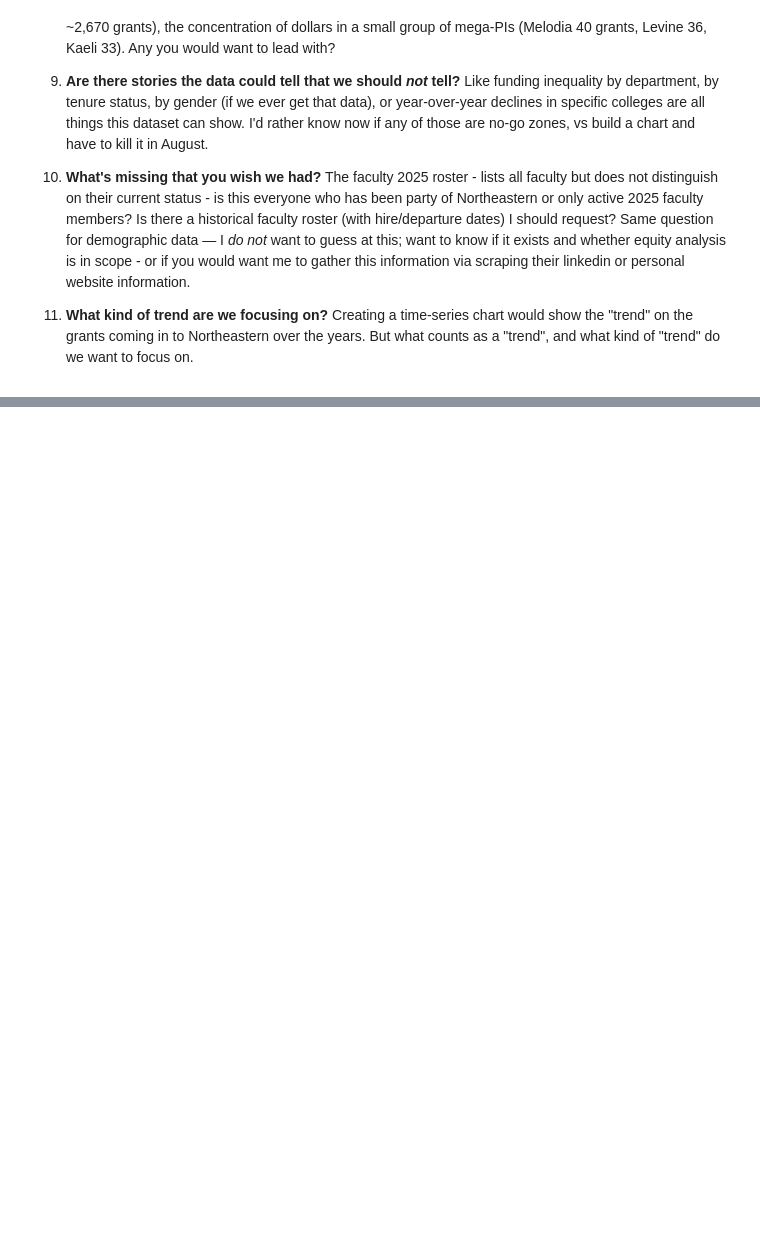
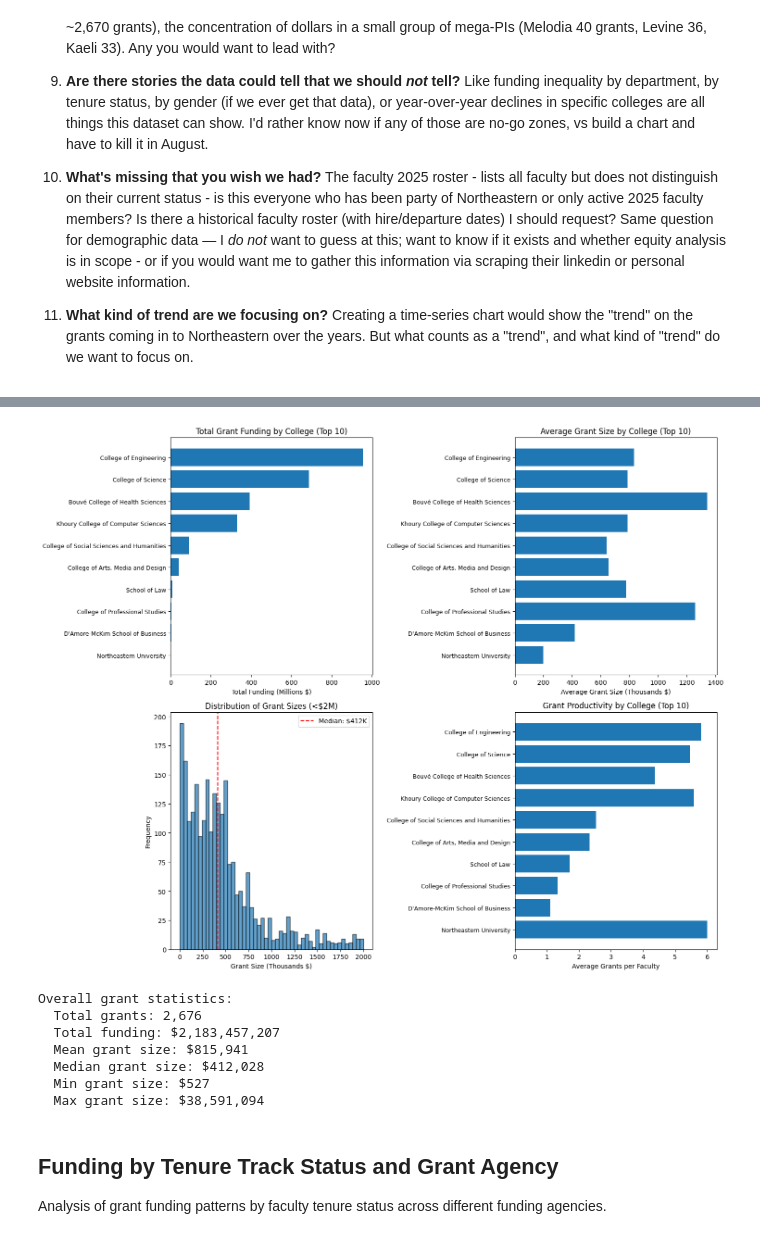
Before and after one commit to ebertini/visualizing-neu, a Jupyter notebook: notebooks/01_schema_overview.ipynb, the cells around one changed output, grey strips where cells are left out. Cells and saved outputs as stored; diff of their text form; code cells hidden in the pictures; blank space fills up the shorter version.

```diff
--- a/notebooks/01_schema_overview.ipynb
+++ b/notebooks/01_schema_overview.ipynb
@@ -709,0 +752,65 @@ fig.show()
+# %%
+# Ensure outputs directory exists
+outputs_dir = PROCESSED_DIR.parent / 'outputs'
+outputs_dir.mkdir(exist_ok=True)
+
+fig, axes = plt.subplots(2, 2, figsize=(15, 12))
+
+# 1. Total funding by college (top 10)
+top_colleges = college_funding.head(10)
+axes[0, 0].barh(range(len(top_colleges)), top_colleges['total_funding'] / 1e6)
+axes[0, 0].set_yticks(range(len(top_colleges)))
+axes[0, 0].set_yticklabels(top_colleges['Superior_Academic_Unit'], fontsize=9)
+axes[0, 0].set_xlabel('Total Funding (Millions $)')
+axes[0, 0].set_title('Total Grant Funding by College (Top 10)')
+axes[0, 0].invert_yaxis()
+
+# 2. Average grant size by college
+axes[0, 1].barh(range(len(top_colleges)), top_colleges['mean_grant_size'] / 1000)
+axes[0, 1].set_yticks(range(len(top_colleges)))
+axes[0, 1].set_yticklabels(top_colleges['Superior_Academic_Unit'], fontsize=9)
+axes[0, 1].set_xlabel('Average Grant Size (Thousands $)')
+axes[0, 1].set_title('Average Grant Size by College (Top 10)')
+axes[0, 1].invert_yaxis()
+
+# 3. Grant size distribution histogram
+all_grant_sizes = grants['totaldollars'] / 1000  # in thousands
+axes[1, 0].hist(all_grant_sizes[all_grant_sizes < 2000], bins=50, edgecolor='black', alpha=0.7)
+axes[1, 0].set_xlabel('Grant Size (Thousands $)')
+axes[1, 0].set_ylabel('Frequency')
+axes[1, 0].set_title('Distribution of Grant Sizes (<$2M)')
+axes[1, 0].axvline(all_grant_sizes.median(), color='red', linestyle='--', label=f'Median: ${all_grant_sizes.median():.0f}K')
+axes[1, 0].legend()
+
+# 4. Grants per faculty by college
+axes[1, 1].barh(range(len(top_colleges)), top_colleges['avg_grants_per_faculty'])
+axes[1, 1].set_yticks(range(len(top_colleges)))
+axes[1, 1].set_yticklabels(top_colleges['Superior_Academic_Unit'], fontsize=9)
+axes[1, 1].set_xlabel('Average Grants per Faculty')
+axes[1, 1].set_title('Grant Productivity by College (Top 10)')
+axes[1, 1].invert_yaxis()
+
+plt.tight_layout()
+plt.savefig(outputs_dir / 'grant_size_analysis.png', dpi=300, bbox_inches='tight')
+plt.show()
+
+print(f"\nOverall grant statistics:")
+print(f"  Total grants: {len(grants):,}")
+print(f"  Total funding: ${grants['totaldollars'].sum():,.0f}")
+print(f"  Mean grant size: ${grants['totaldollars'].mean():,.0f}")
+print(f"  Median grant size: ${grants['totaldollars'].median():,.0f}")
+print(f"  Min grant size: ${grants['totaldollars'].min():,.0f}")
+print(f"  Max grant size: ${grants['totaldollars'].max():,.0f}")
+# %% [output]
+[figure, added]
+Overall grant statistics:
+  Total grants: 2,676
+  Total funding: $2,183,457,207
+  Mean grant size: $815,941
+  Median grant size: $412,028
+  Min grant size: $527
+  Max grant size: $38,591,094
+# %% [markdown]
+## Funding by Tenure Track Status and Grant Agency
+
+Analysis of grant funding patterns by faculty tenure status across different funding agencies.
```
Also changed, not shown: parts of 26 cells of this notebook, 5 other files.
